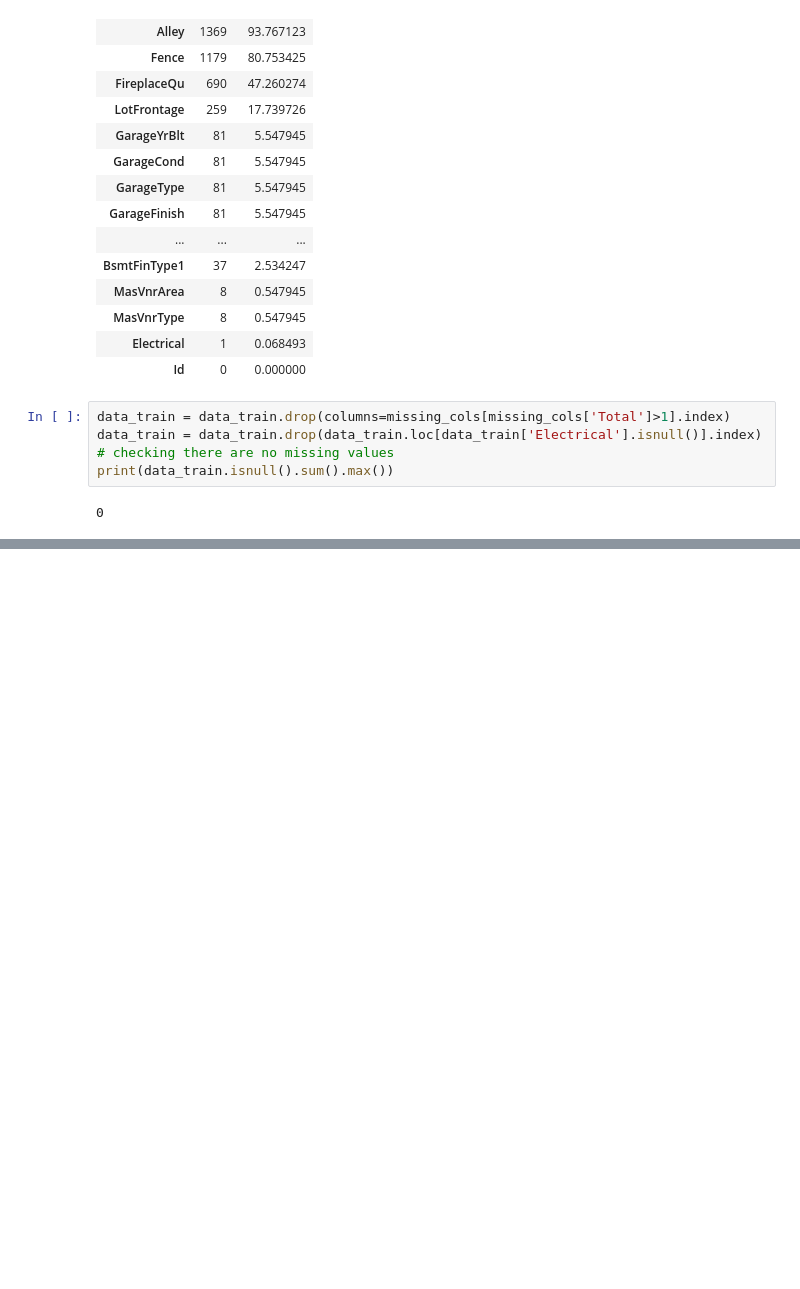
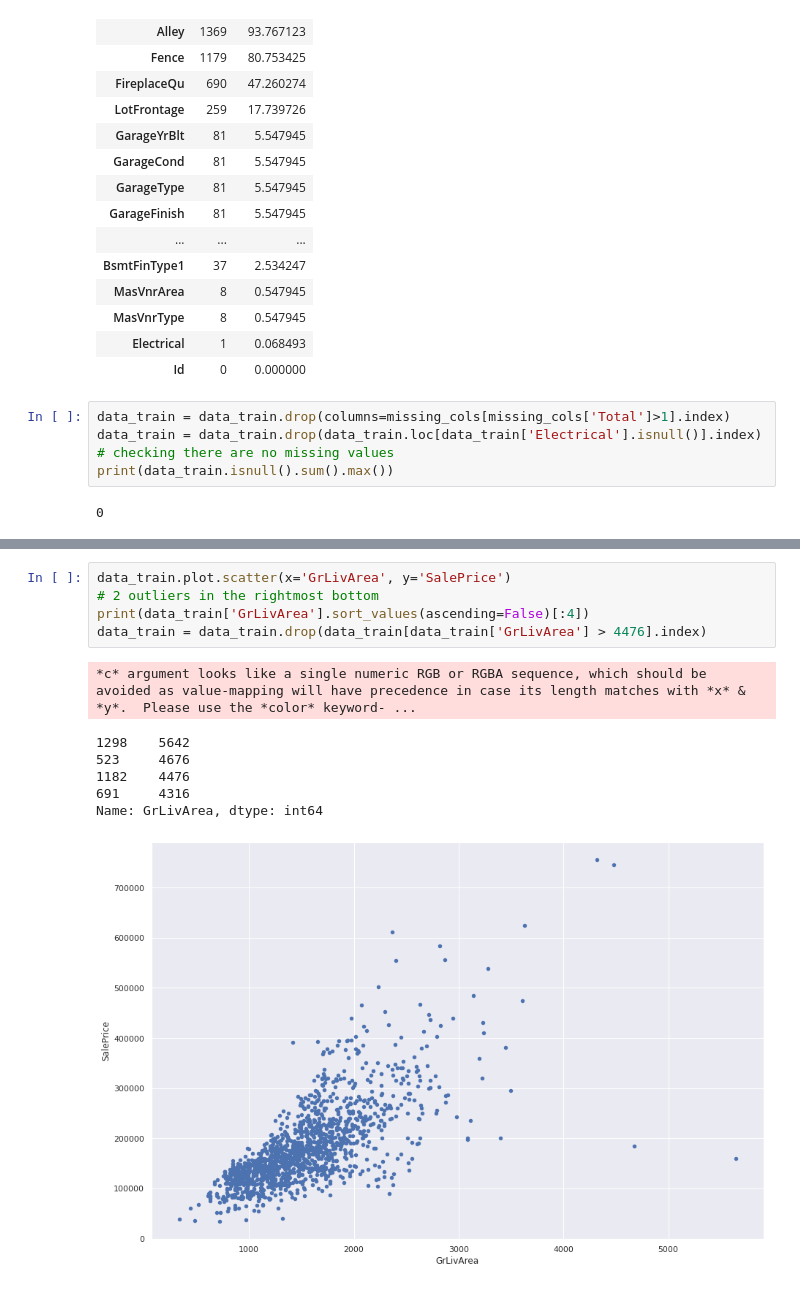
Before and after one commit to notjedi/ml-playground, a Jupyter notebook: housing-prices/housing-prices.ipynb, the cells around one changed output, grey strips where cells are left out. Drawn from its saved outputs; the diff is of its cells as text; blank space fills up the shorter version.

```diff
--- a/housing-prices/housing-prices.ipynb
+++ b/housing-prices/housing-prices.ipynb
@@ -100,0 +117,13 @@ print(data_train.isnull().sum().max())
+# %%
+data_train.plot.scatter(x='GrLivArea', y='SalePrice')
+# 2 outliers in the rightmost bottom
+print(data_train['GrLivArea'].sort_values(ascending=False)[:4])
+data_train = data_train.drop(data_train[data_train['GrLivArea'] > 4476].index)
+# %% [output]
+*c* argument looks like a single numeric RGB or RGBA sequence, which should be avoided as value-mapping will have precedence in case its length matches with *x* & *y*.  Please use the *color* keyword- ...
+1298    5642
+523     4676
+1182    4476
+691     4316
+Name: GrLivArea, dtype: int64
+[figure, added]
```
Also changed, not shown: parts of 6 cells of this notebook.
